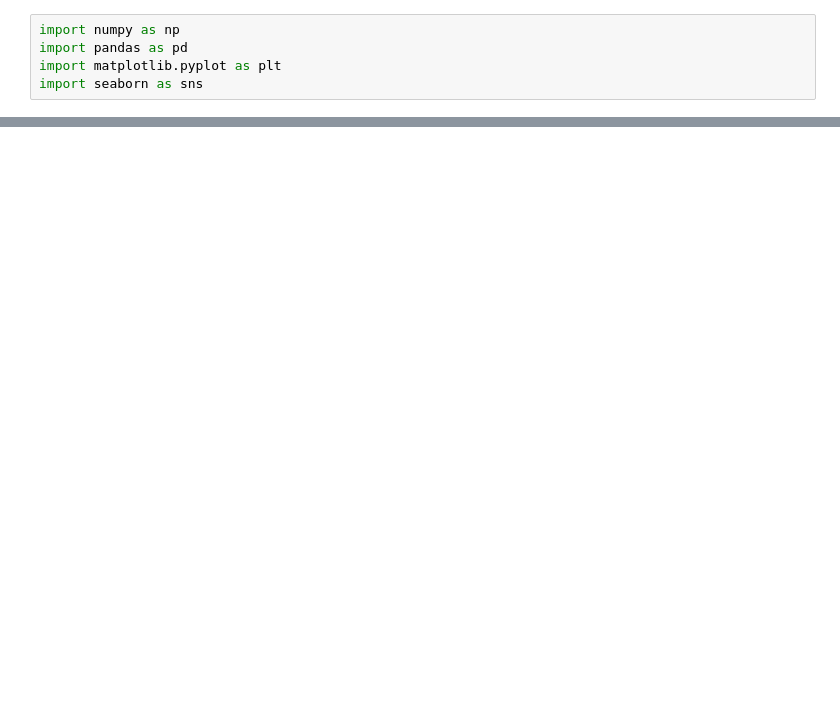
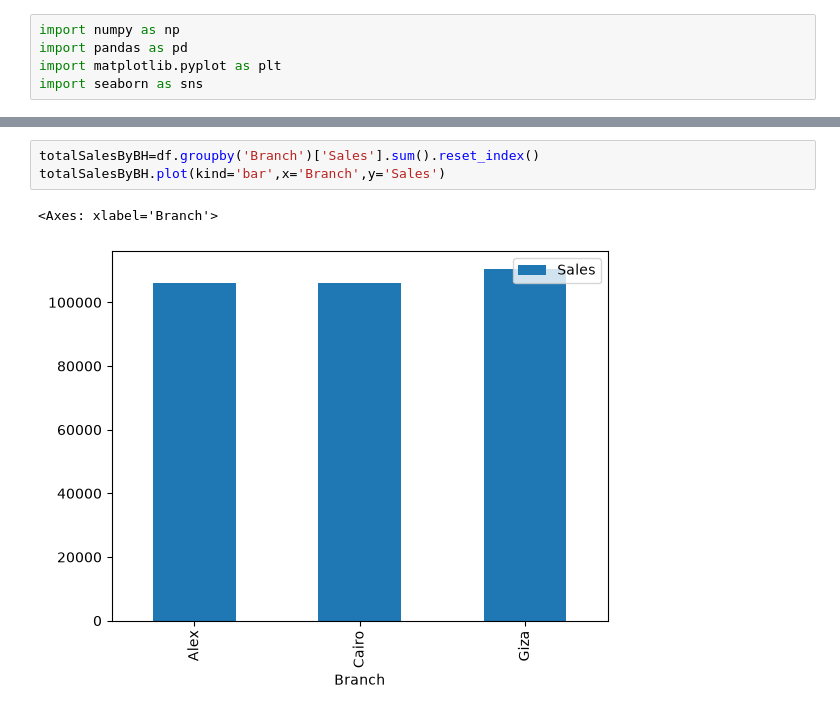
Before and after one commit to vaibhavarora1205/Data-Visualization, a Jupyter notebook: Python/Practice/super_market_set/visualization.ipynb, the cells around one changed output, grey strips where cells are left out. Saved outputs shown, nothing was run; the diff lists cells and outputs as text; blank space fills up the shorter version.

```diff
--- a/Python/Practice/super_market_set/visualization.ipynb
+++ b/Python/Practice/super_market_set/visualization.ipynb
@@ -22,0 +52,6 @@ df
+# %%
+totalSalesByBH=df.groupby('Branch')['Sales'].sum().reset_index()
+totalSalesByBH.plot(kind='bar',x='Branch',y='Sales')
+# %% [output]
+<Axes: xlabel='Branch'>
+[figure, added]
```
Also changed, not shown: parts of 14 cells of this notebook.
